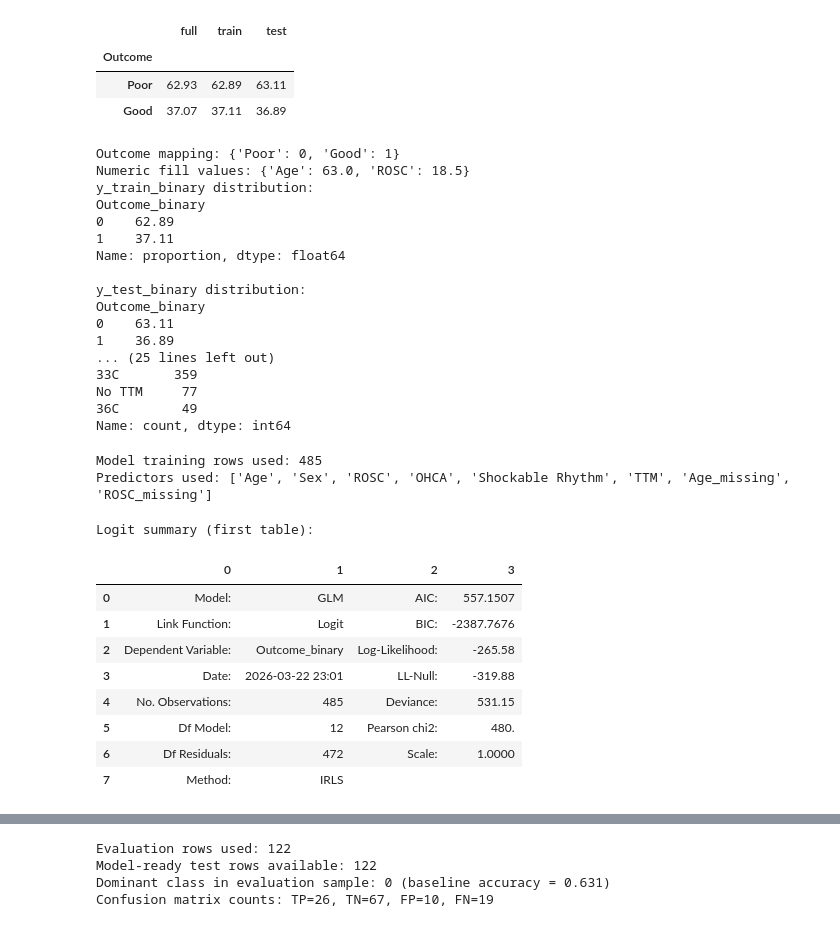
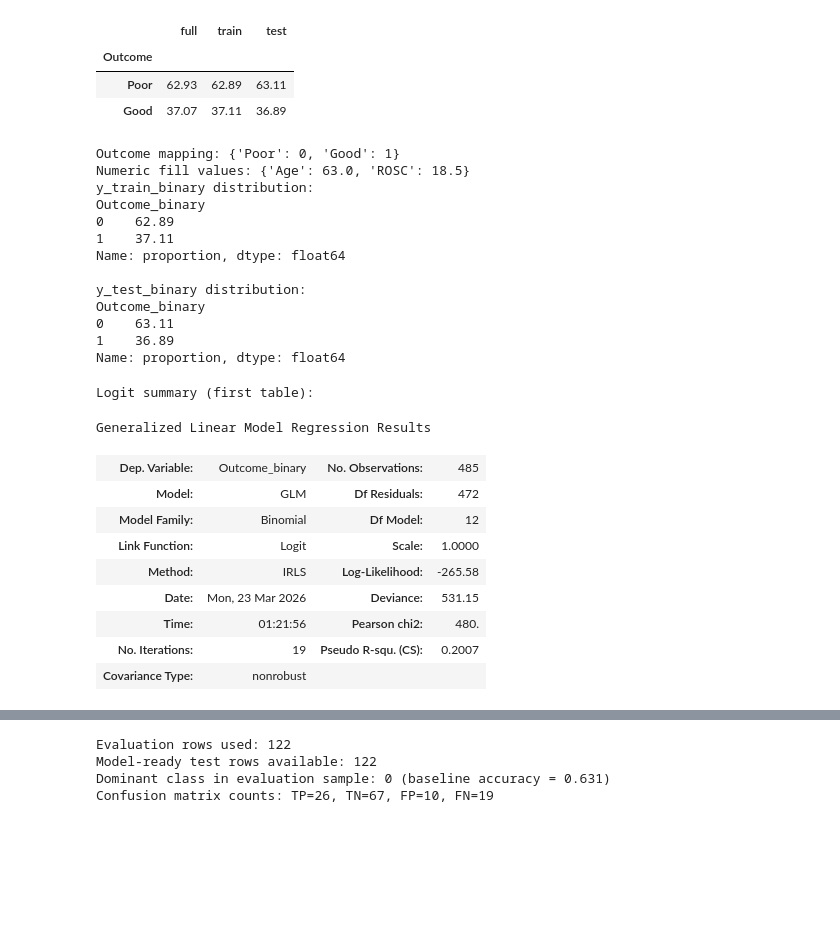
Before and after one commit to Vilnius-Kosice-joint-project-2026/predicting-neurological-recovery, a Jupyter notebook: metadata_model.ipynb, the cells around one changed output, grey strips where cells are left out. Saved outputs shown, nothing was run; the diff lists cells and outputs as text; code cells hidden in the pictures; blank space fills up the shorter version.

Commit message:
add metadata logit model

```diff
--- a/metadata_model.ipynb
+++ b/metadata_model.ipynb
@@ -214,11 +218,6 @@ print("y_train_binary distribution:")
 print(y_train_binary.value_counts(normalize=True).mul(100).round(2))
 print("\ny_test_binary distribution:")
 print(y_test_binary.value_counts(normalize=True).mul(100).round(2))
-
-
-for column_name in ["Sex", "OHCA", "Shockable Rhythm", "TTM"]:
-    print(f"\n{column_name} categories in modeling_train_df:")
-    print(modeling_train_df[column_name].value_counts(dropna=False))
 # %% [output]
 Outcome mapping: {'Poor': 0, 'Good': 1}
 Numeric fill values: {'Age': 63.0, 'ROSC': 18.5}
@@ -232,11 +231,7 @@ y_test_binary distribution:
 Outcome_binary
 0    63.11
 1    36.89
-... (25 lines left out)
-33C       359
-No TTM     77
-36C        49
-Name: count, dtype: int64
+Name: proportion, dtype: float64
 # %%
 import statsmodels.api as sm
 
@@ -272,25 +267,18 @@ logit_model = smf.glm(
     family=sm.families.Binomial(link=sm.families.links.Logit()),
     missing="raise",
 ).fit(maxiter=100, tol=1e-8)
-
-
-print(f"Model training rows used: {len(modeling_train_df)}")
-
-print("Predictors used:", predictor_columns)
-# %% [output]
-Model training rows used: 485
-Predictors used: ['Age', 'Sex', 'ROSC', 'OHCA', 'Shockable Rhythm', 'TTM', 'Age_missing', 'ROSC_missing']
 # %%
 print("\nLogit summary (first table):")
-display(logit_model.summary2().tables[0])
+display(logit_model.summary().tables[0])
 # %% [output]
 Logit summary (first table):
+Generalized Linear Model Regression Results
-|  | 0 | 1 | 2 | 3 |
-| 0 | Model: | GLM | AIC: | 557.1507 |
-| 1 | Link Function: | Logit | BIC: | -2387.7676 |
-| 2 | Dependent Variable: | Outcome_binary | Log-Likelihood: | -265.58 |
-| 3 | Date: | 2026-03-22 23:01 | LL-Null: | -319.88 |
-| 4 | No. Observations: | 485 | Deviance: | 531.15 |
-| 5 | Df Model: | 12 | Pearson chi2: | 480. |
-| 6 | Df Residuals: | 472 | Scale: | 1.0000 |
-| 7 | Method: | IRLS |  |  |
+| Dep. Variable: | Outcome_binary | No. Observations: | 485 |
+| Model: | GLM | Df Residuals: | 472 |
+| Model Family: | Binomial | Df Model: | 12 |
+| Link Function: | Logit | Scale: | 1.0000 |
+| Method: | IRLS | Log-Likelihood: | -265.58 |
+| Date: | Mon, 23 Mar 2026 | Deviance: | 531.15 |
+| Time: | 01:21:56 | Pearson chi2: | 480. |
+| No. Iterations: | 19 | Pseudo R-squ. (CS): | 0.2007 |
+| Covariance Type: | nonrobust |  |  |
```
Also changed, not shown: parts of 10 cells of this notebook, 6 other files.
